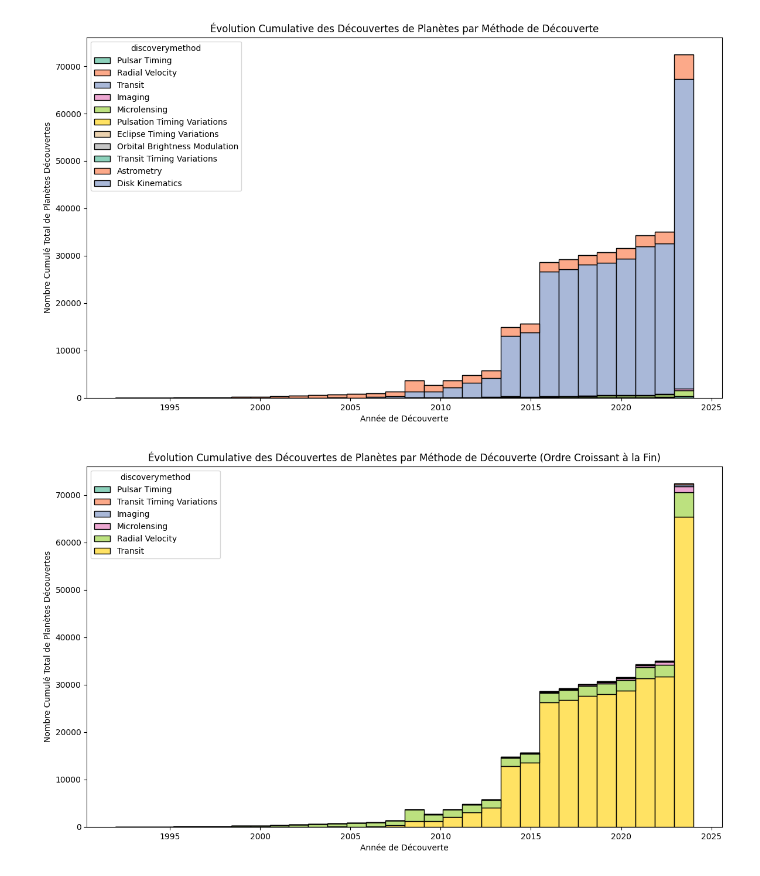
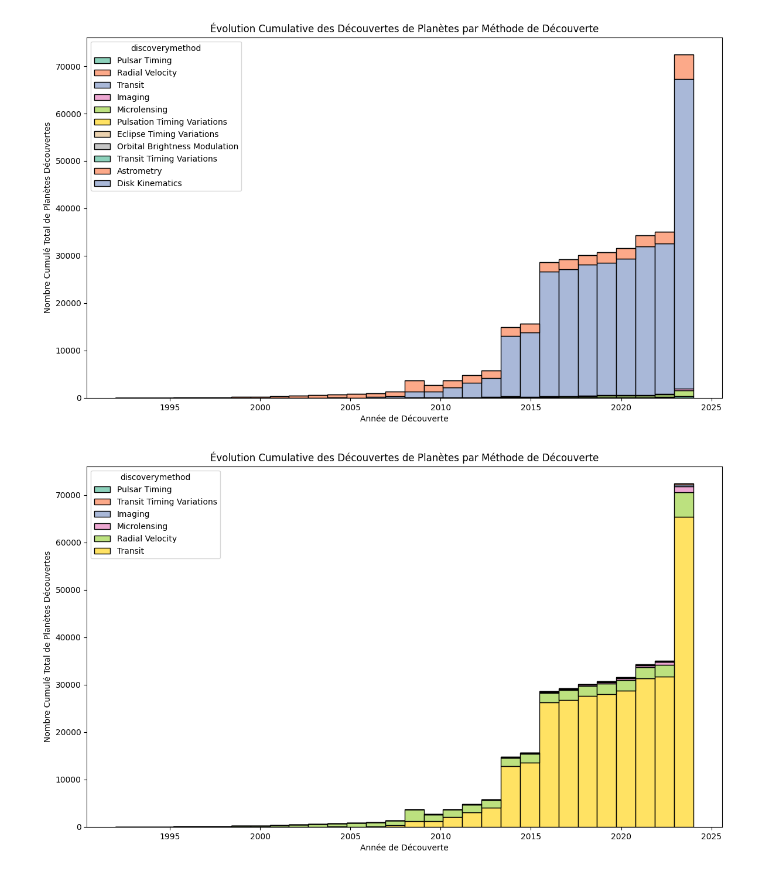
Before and after one commit to ClementGOUJON-dot/pe-hackathon, a Jupyter notebook: Clément.ipynb, the cells around one changed output. Drawn from its saved outputs; the diff is of its cells as text; code cells hidden in the pictures.

```diff
--- a/Clément.ipynb
+++ b/Clément.ipynb
@@ -156,32 +156,32 @@ import pandas as pd
 import seaborn as sns
 import matplotlib.pyplot as plt
 
 # Charger les données nettoyées
 data = pd.read_csv('cleaned_data.csv')
 
 # Compter les découvertes par année et méthode
 data_counts = data.groupby(['disc_year', 'discoverymethod']).size().reset_index(name='discoveries')
 
 # Calculer le cumul des découvertes pour chaque méthode
 data_counts['cumulative_discoveries'] = data_counts.groupby('discoverymethod')['discoveries'].cumsum()
 
 # Extraire la dernière année pour chaque méthode
 last_year_counts = data_counts[data_counts['disc_year'] == data_counts['disc_year'].max()]
 
 # Trier les méthodes par découvertes cumulées finales
 sorted_methods = last_year_counts.sort_values('cumulative_discoveries')['discoverymethod'].tolist()
 
 # Initialiser le graphique avec les couleurs dans l'ordre trié
 plt.figure(figsize=(14, 8))
 sns.histplot(data=data_counts, x="disc_year", weights="cumulative_discoveries", hue="discoverymethod",
              hue_order=sorted_methods, multiple="stack", palette="Set2", bins=30)
 
 # Ajouter les labels et un titre
 plt.xlabel("Année de Découverte")
 plt.ylabel("Nombre Cumulé Total de Planètes Découvertes")
-plt.title("Évolution Cumulative des Découvertes de Planètes par Méthode de Découverte (Ordre Croissant à la Fin)")
+plt.title("Évolution Cumulative des Découvertes de Planètes par Méthode de Découverte")
 
 # Afficher le graphique
 plt.show()
 # %% [output]
-[figure, old version]
+[figure, new version]
```
Also changed, not shown: parts of 1 cell of this notebook, 1 other file.
